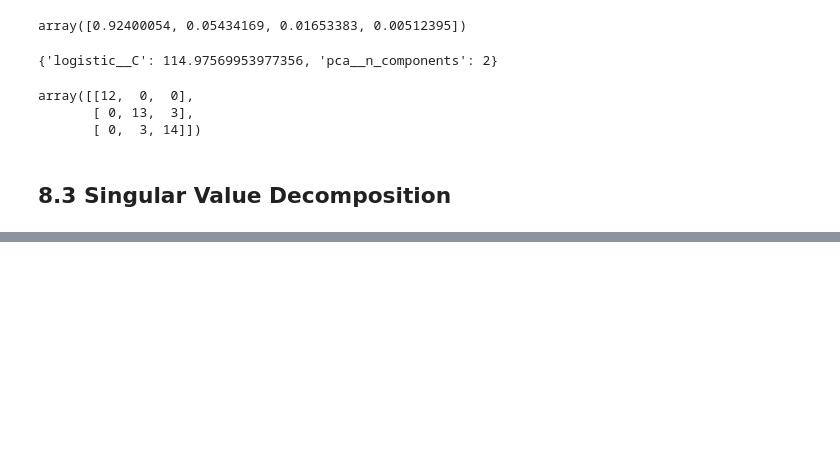
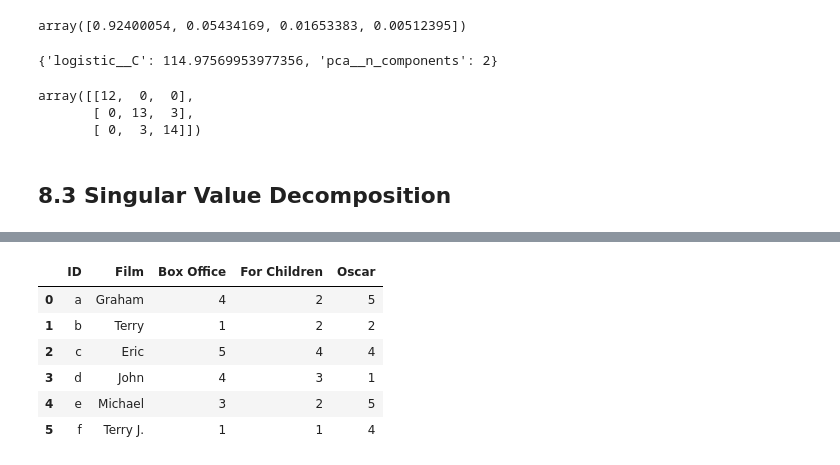
Before and after one commit to ekonlab/ai, a Jupyter notebook: salazar/8_dim_reduction/8_dim_reduction.ipynb, the cells around one changed output, grey strips where cells are left out. Cells and saved outputs as stored; diff of their text form; code cells hidden in the pictures; blank space fills up the shorter version.

```diff
--- a/salazar/8_dim_reduction/8_dim_reduction.ipynb
+++ b/salazar/8_dim_reduction/8_dim_reduction.ipynb
@@ -141,0 +279,10 @@ array([[12,  0,  0],
+# %%
+users
+# %% [output]
+|  | ID | Film | Box Office | For Children | Oscar |
+| 0 | a | Graham | 4 | 2 | 5 |
+| 1 | b | Terry | 1 | 2 | 2 |
+| 2 | c | Eric | 5 | 4 | 4 |
+| 3 | d | John | 4 | 3 | 1 |
+| 4 | e | Michael | 3 | 2 | 5 |
+| 5 | f | Terry J. | 1 | 1 | 4 |
```
Also changed, not shown: parts of 22 cells of this notebook, 7 other files.
